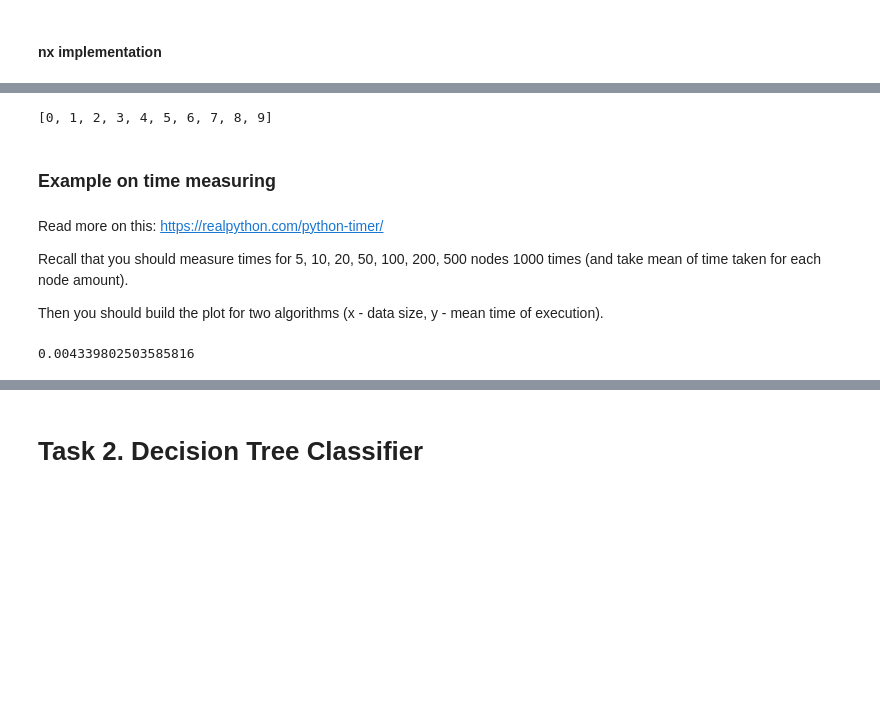
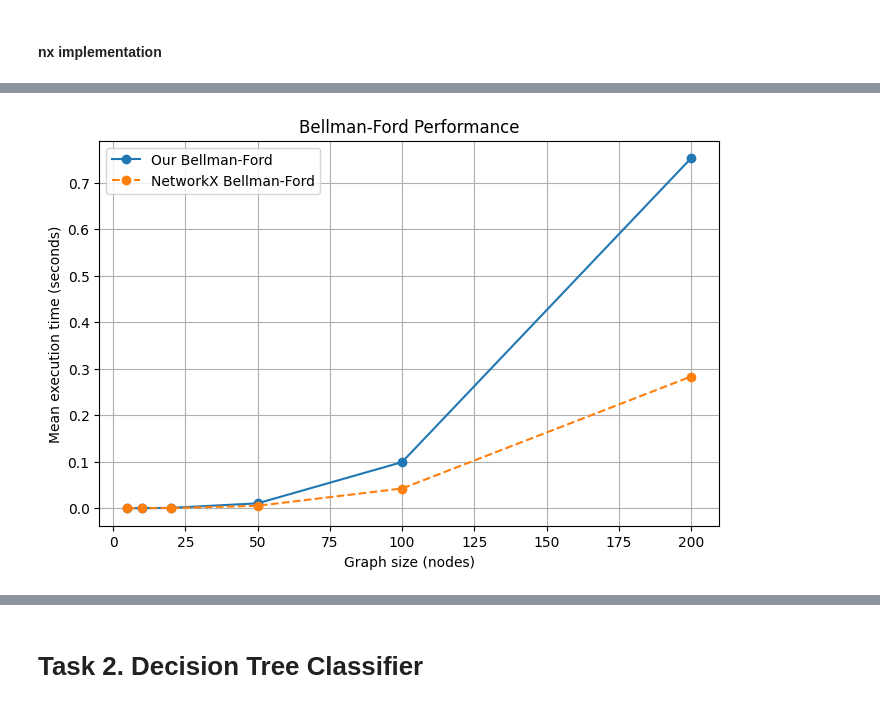
Before and after one commit to havronskasoph/Team2_Serhiichuk_Havronska_Lab1_Trees, a Jupyter notebook: Lab1_Trees.ipynb, the cells around one changed output, grey strips where cells are left out. Drawn from its saved outputs; the diff is of its cells as text; code cells hidden in the pictures; blank space fills up the shorter version.

Commit message:
Update Lab1_Trees.ipynb with latest changes

```diff
--- a/Lab1_Trees.ipynb
+++ b/Lab1_Trees.ipynb
@@ -249,13 +375,0 @@ edges[:5]
-# %%
-nodes = list(G.nodes())
-print(nodes)
-# %% [output]
-[0, 1, 2, 3, 4, 5, 6, 7, 8, 9]
-# %% [markdown]
-### Example on time measuring
-# %% [markdown]
-Read more on this: https://realpython.com/python-timer/
-
-Recall that you should measure times for 5, 10, 20, 50, 100, 200, 500 nodes 1000 times (and take mean of time taken for each node amount).
-
-Then you should build the plot for two algorithms (x - data size, y - mean time of execution).
@@ -265,17 +376,49 @@ from tqdm import tqdm
-# %%
-NUM_OF_ITERATIONS = 1000
-time_taken = 0
-for i in tqdm(range(NUM_OF_ITERATIONS)):
-
-    # note that we should not measure time of graph creation
-    G = gnp_random_connected_graph(100, 0.4, False)
-
-    start = time.time()
-    tree.minimum_spanning_tree(G, algorithm="prim")
-    end = time.time()
-
-    time_taken += end - start
-
-time_taken / NUM_OF_ITERATIONS
-# %% [output]
-0.004339802503585816
+# %%
+SIZES = [5, 10, 20, 50, 100, 200]
+NUM_OF_ITERATIONS = 50
+
+our_times = []
+nx_times = []
+
+for n in SIZES:
+    our_total = 0
+    nx_total = 0
+
+    for _ in tqdm(range(NUM_OF_ITERATIONS), desc=f"Graph size {n}"):
+
+        G = gnp_random_connected_graph(n, 0.4, directed=True)
+
+        # Our Bellman-Ford
+        start = time.time()
+        try:
+            bellman_ford_algorithm(G, 0)
+        except ValueError:
+            pass  # negative cycle
+        end = time.time()
+        our_total += (end - start)
+
+        # NetworkX Bellman-Ford
+        start = time.time()
+        try:
+            bellman_ford_predecessor_and_distance(G, 0)
+        except:
+            pass
+        end = time.time()
+        nx_total += (end - start)
+
+    our_times.append(our_total / NUM_OF_ITERATIONS)
+    nx_times.append(nx_total / NUM_OF_ITERATIONS)
+
+
+plt.figure(figsize=(8,5))
+plt.plot(SIZES, our_times, marker='o', label="Our Bellman-Ford")
+plt.plot(SIZES, nx_times, marker='o', linestyle='--', label="NetworkX Bellman-Ford")
+
+plt.xlabel("Graph size (nodes)")
+plt.ylabel("Mean execution time (seconds)")
+plt.title("Bellman-Ford Performance")
+plt.legend()
+plt.grid(True)
+plt.show()
+# %% [output]
+[figure, added]
```
Also changed, not shown: parts of 39 cells of this notebook.
